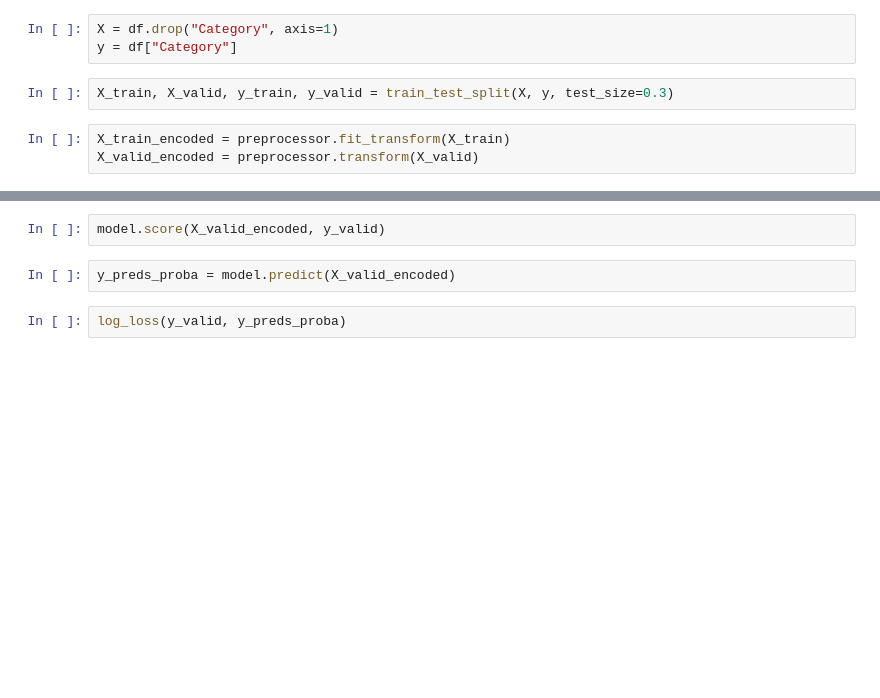
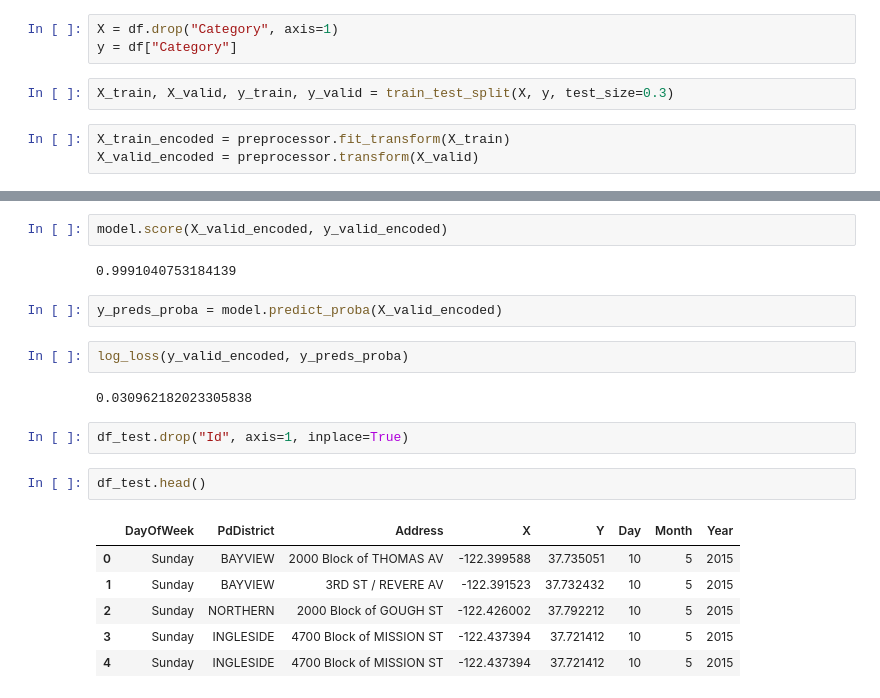
Before and after one commit to msnkr/kaggle_comps, a Jupyter notebook: San Francisco Crime Classification/Untitled1.ipynb, the cells around one changed output, grey strips where cells are left out. Cells and saved outputs as stored; diff of their text form; blank space fills up the shorter version.

```diff
--- a/San Francisco Crime Classification/Untitled1.ipynb
+++ b/San Francisco Crime Classification/Untitled1.ipynb
@@ -180,8 +184,23 @@ model.fit(X_train_encoded, y_train, verbose=False, plot=True, eval_set=(X_valid_
 # %% [output]
 MetricVisualizer(layout=Layout(align_self='stretch', height='500px'))
 # %%
-model.score(X_valid_encoded, y_valid)
+model.score(X_valid_encoded, y_valid_encoded)
+# %% [output]
+0.9991040753184139
 # %%
-y_preds_proba = model.predict(X_valid_encoded)
+y_preds_proba = model.predict_proba(X_valid_encoded)
 # %%
-log_loss(y_valid, y_preds_proba)
+log_loss(y_valid_encoded, y_preds_proba)
+# %% [output]
+0.030962182023305838
+# %%
+df_test.drop("Id", axis=1, inplace=True)
+# %%
+df_test.head()
+# %% [output]
+|  | DayOfWeek | PdDistrict | Address | X | Y | Day | Month | Year |
+| 0 | Sunday | BAYVIEW | 2000 Block of THOMAS AV | -122.399588 | 37.735051 | 10 | 5 | 2015 |
+| 1 | Sunday | BAYVIEW | 3RD ST / REVERE AV | -122.391523 | 37.732432 | 10 | 5 | 2015 |
+| 2 | Sunday | NORTHERN | 2000 Block of GOUGH ST | -122.426002 | 37.792212 | 10 | 5 | 2015 |
+| 3 | Sunday | INGLESIDE | 4700 Block of MISSION ST | -122.437394 | 37.721412 | 10 | 5 | 2015 |
+| 4 | Sunday | INGLESIDE | 4700 Block of MISSION ST | -122.437394 | 37.721412 | 10 | 5 | 2015 |
```
Also changed, not shown: parts of 6 cells of this notebook, 6 other files.
